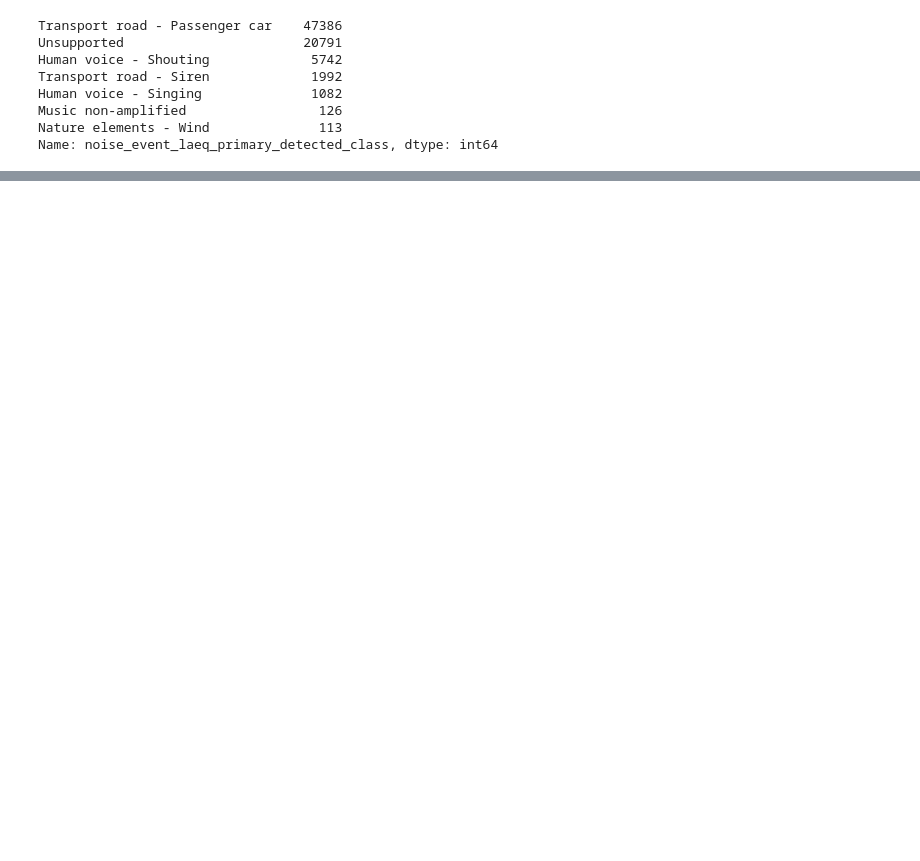
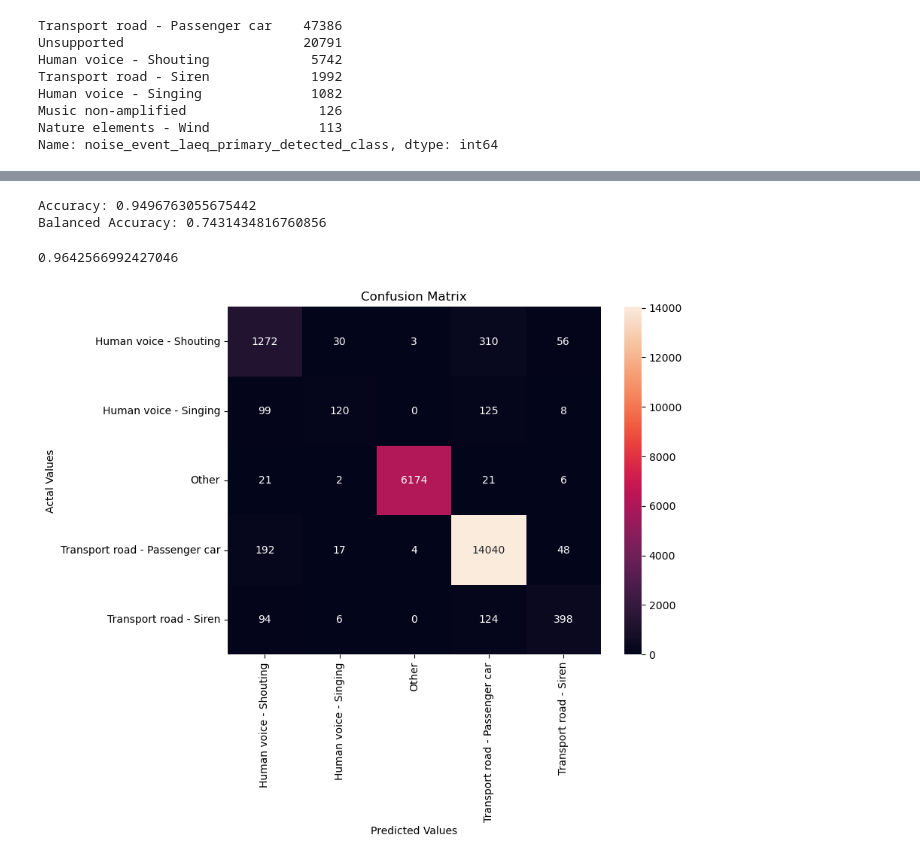
Before and after one commit to guidbem/MDA-Project-Noise-Leuven, a Jupyter notebook: model_xgboost.ipynb, the cells around one changed output, grey strips where cells are left out. Saved outputs shown, nothing was run; the diff lists cells and outputs as text; code cells hidden in the pictures; blank space fills up the shorter version.

```diff
--- a/model_xgboost.ipynb
+++ b/model_xgboost.ipynb
@@ -109,11 +146,10 @@ random_grid = {
 }
 # %%
 cv = StratifiedKFold(n_splits=3, shuffle=True)
-search = RandomizedSearchCV(pipeline, param_distributions=random_grid, n_jobs=-1, cv=cv, n_iter=100, verbose=0, scoring='balanced_accuracy')
+search = RandomizedSearchCV(pipeline, param_distributions=random_grid, n_jobs=-1, cv=cv, n_iter=1, scoring='balanced_accuracy')
 
 # Find optimal parameters
 search.fit(X_train, y_train)
 
 print("Best Score:", search.best_score_)
-print("Best Estimator:", search.best_estimator_)
 print("Best Parameters:", search.best_params_)
@@ -122,0 +206,2 @@ Notes:
+# %%
+pipeline.fit(X_train, y_train)
@@ -122,0 +228,2 @@ Notes:
+# %%
+y_pred = pipeline.predict(X_test)
@@ -122,0 +232,30 @@ Notes:
+# %%
+print('Accuracy:', accuracy_score(y_test, y_pred))
+print('Balanced Accuracy:', balanced_accuracy_score(y_test, y_pred))
+# %% [output]
+Accuracy: 0.9496763055675442
+Balanced Accuracy: 0.7431434816760856
+# %%
+roc_auc_score(y_test, y_pred_proba, multi_class='ovo')
+# %% [output]
+0.9642566992427046
+# %%
+cm = confusion_matrix(y_test, y_pred)
+
+# Define the class labels
+classes = list(le.classes_)
+
+cm_df = pd.DataFrame(cm,
+                     index = classes,
+                     columns = classes)
+# %%
+plt.figure(figsize=(8,6))
+ax = sns.heatmap(cm_df, annot=True, fmt='.0f')
+plt.title('Confusion Matrix')
+plt.ylabel('Actal Values')
+plt.xlabel('Predicted Values')
+
+
+plt.show()
+# %% [output]
+[figure, added]
```
Also changed, not shown: parts of 20 cells of this notebook, 1 other file.
